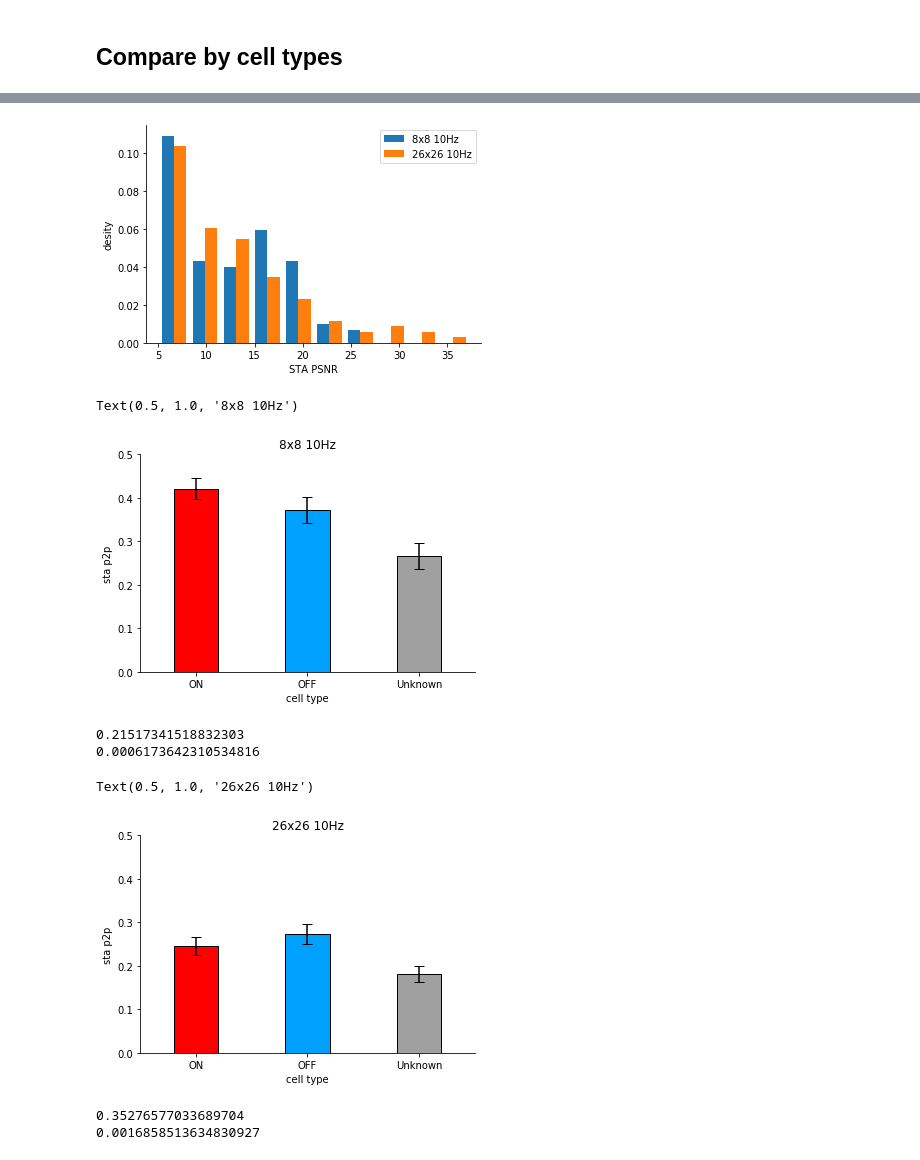
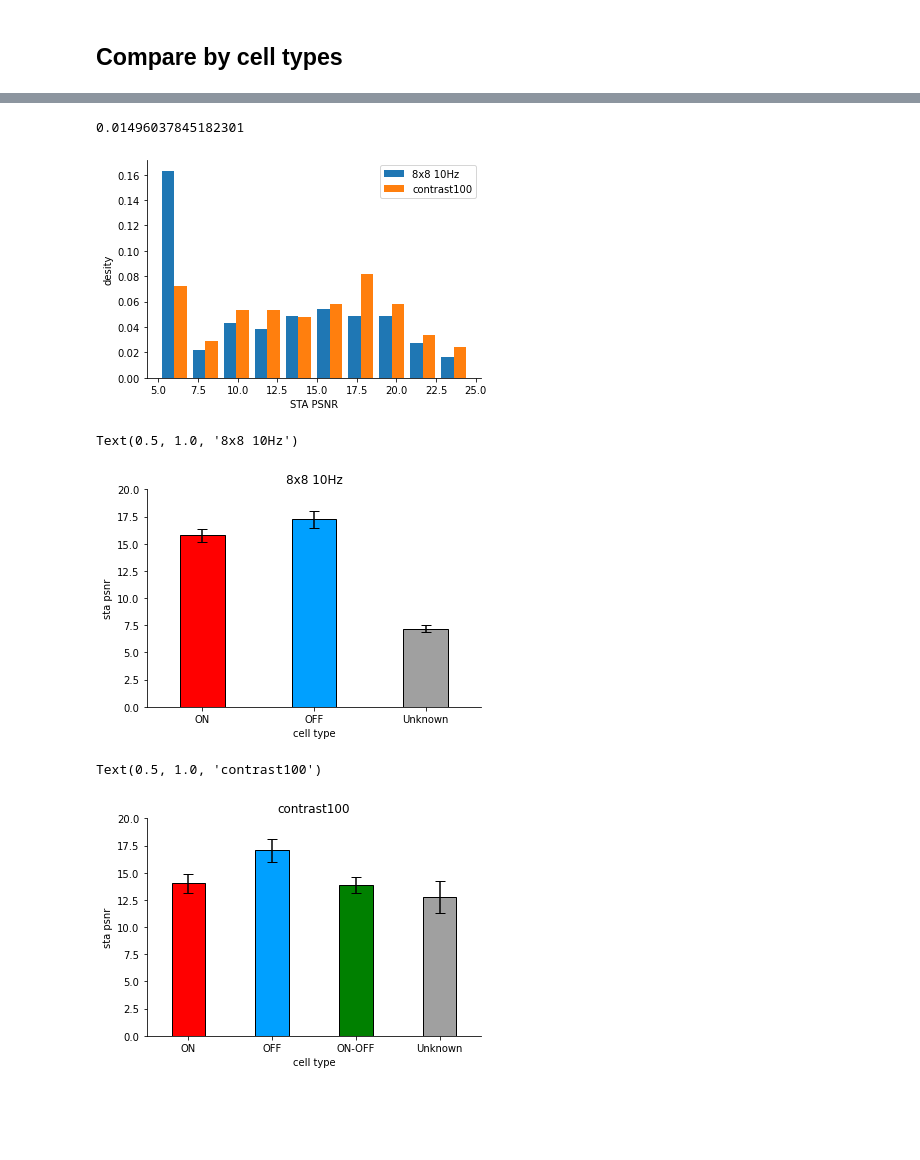
Before and after one commit to ys7yoo/retina_info, a Jupyter notebook: compare_stas.ipynb, the cells around one changed output, grey strips where cells are left out. Drawn from its saved outputs; the diff is of its cells as text; code cells hidden in the pictures; blank space fills up the shorter version.

Commit message:
compare binary vs (quasi) Gaussian stims

```diff
--- a/compare_stas.ipynb
+++ b/compare_stas.ipynb
@@ -65,9 +65,21 @@ def groupby_dict(df, col, group):
     return data
 
 
+
+
+
 def plot_bar_by_group(info, col,
                       groupby='cell_type',
-                      group_values = ['ON', 'OFF', 'ON-OFF', 'Unknown'], color=['r','#00A0FF','green', '#A0A0A0']):
+                      group_values = None, color=None):
+                      #group_values = ['ON', 'OFF', 'ON-OFF', 'Unknown'], color=['r','#00A0FF','green', '#A0A0A0']):
+
+    if group_values is None:
+        if len(info[groupby].value_counts()) == 3: # ON, OFF, Unknown
+            group_values = ['ON', 'OFF', 'Unknown']
+            color = ['r','#00A0FF', '#A0A0A0']
+        elif len(info[groupby].value_counts()) == 4: # ON, OFF, ON-OFF, Unknown
+            group_values = ['ON', 'OFF', 'ON-OFF', 'Unknown']
+            color = ['r','#00A0FF','green', '#A0A0A0']
 
     means = info.groupby(groupby)[col].mean()[group_values]
     sems = info.groupby(groupby)[col].sem()[group_values]
@@ -119,6 +131,18 @@ info1 = pd.read_csv('20180828_{}pix_{}Hz_sta.csv'.format(width,fps))
 info1['dataset'] = dataset1
 
 info = pd.concat([info0, info1])
+# %%
+# compare with gaussian stim
+dataset1 = 'contrast100'
+
+width = 8
+height = 8
+fps = 10
+
+info1 = pd.read_csv(dataset1+'_sta.csv')
+info1['dataset'] = dataset1
+
+info = pd.concat([info0, info1])
 # %% [markdown]
 ## compare STA p2p
 # %%
@@ -185,3 +253,11 @@ box_off()
+# %%
+# test significance: ON or OFF vs. ON/OFF
+data = groupby_dict(info, 'sta_psnr', 'dataset')
+
+t, p = stats.ttest_ind(data[dataset0], data[dataset1], equal_var=False)
+print(p)
+# %% [output]
+0.01496037845182301
 # %%
 col = 'sta_psnr'
 plt.hist([info0[col].tolist(), info1[col].tolist()], density=True)
@@ -190,4 +266,4 @@ plt.xlabel('STA PSNR')
 plt.ylabel('desity')
 box_off()
 # %% [output]
-[figure, old version]
+[figure, new version]
@@ -201,46 +270,20 @@ elif len(info['cell_type'].value_counts()) == 4: # ON, OFF, ON-OFF, Unknown
 # %%
-plot_bar_by_group(info0, 'sta_p2p',
-                  group_values = group_values, color=color)
+plot_bar_by_group(info0, 'sta_psnr')
 
-plt.ylim(0, 0.5)
+plt.ylim(0, 20)
 plt.title(dataset0)
 # plt.savefig("figure/sta/{}_p2p_bar.pdf".format(dataset), bbox_inches='tight')
 # plt.savefig("figure/sta/{}_p2p_bar.png".format(dataset), bbox_inches='tight')
 # %% [output]
 Text(0.5, 1.0, '8x8 10Hz')
-[figure, old version]
+[figure, new version]
-# %%
-# test significance: ON or OFF vs. ON/OFF
-data = groupby_dict(info0, 'sta_p2p', 'cell_type')
-
-t, p = stats.ttest_ind(data['ON'], data['OFF'], equal_var=False)
-print(p)
-
-t, p = stats.ttest_ind(data['ON'] + data['OFF'], data['Unknown'], equal_var=False)
-print(p)
-# %% [output]
-0.21517341518832303
-0.0006173642310534816
 # %%
-plot_bar_by_group(info1, 'sta_p2p',
-                  group_values = group_values, color=color)
+plot_bar_by_group(info1, 'sta_psnr')
 
-plt.ylim(0, 0.5)
+plt.ylim(0, 20)
 plt.title(dataset1)
 # plt.savefig("figure/sta/{}_p2p_bar.pdf".format(dataset), bbox_inches='tight')
 # plt.savefig("figure/sta/{}_p2p_bar.png".format(dataset), bbox_inches='tight')
 # %% [output]
-Text(0.5, 1.0, '26x26 10Hz')
+Text(0.5, 1.0, 'contrast100')
-[figure, old version]
+[figure, new version]
-# %%
-# test significance: ON or OFF vs. ON/OFF
-data = groupby_dict(info1, 'sta_p2p', 'cell_type')
-
-t, p = stats.ttest_ind(data['ON'], data['OFF'], equal_var=False)
-print(p)
-
-t, p = stats.ttest_ind(data['ON'] + data['OFF'], data['Unknown'], equal_var=False)
-print(p)
-# %% [output]
-0.35276577033689704
-0.0016858513634830927
```
Also changed, not shown: parts of 15 cells of this notebook.
